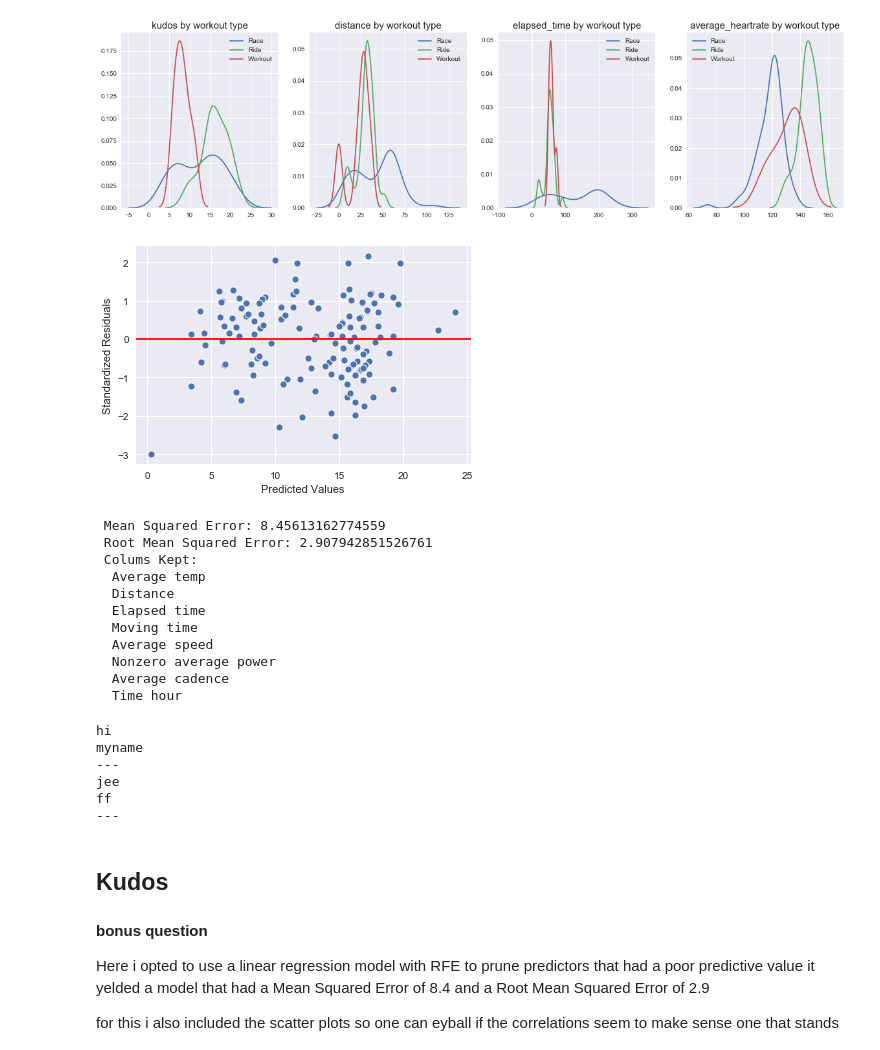
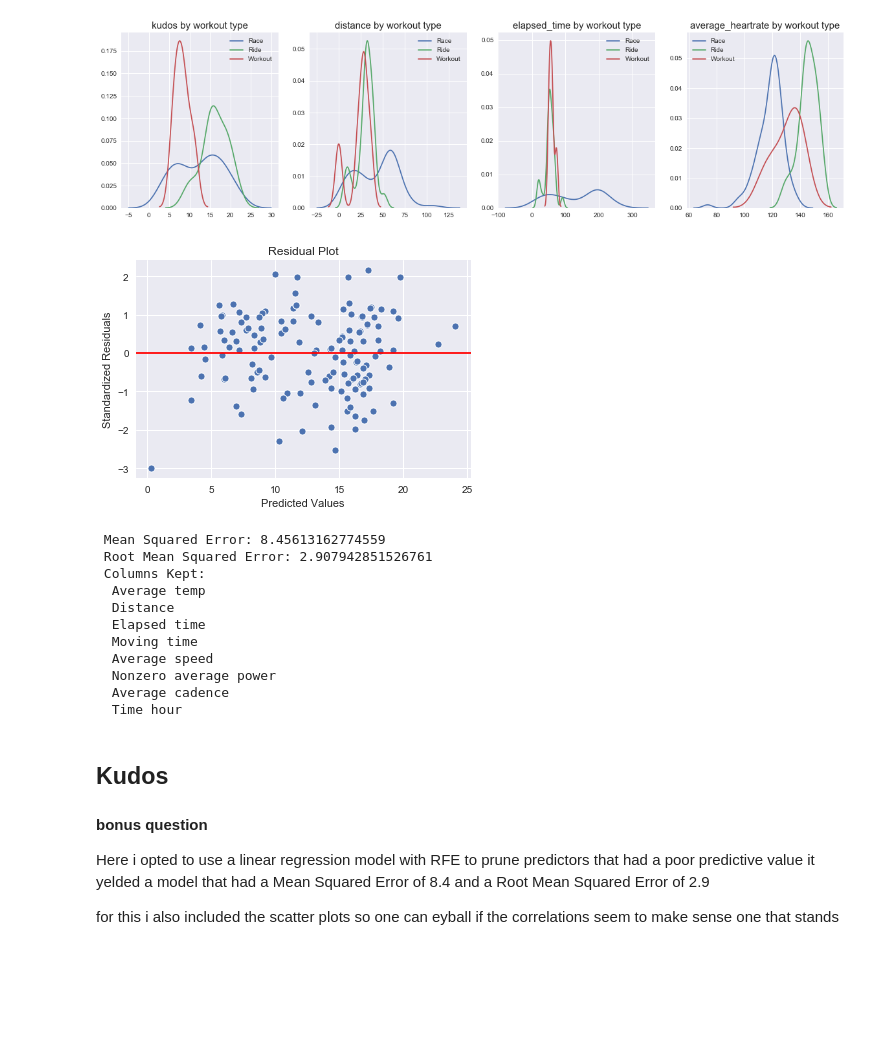
Before and after one commit to billy1234/DataScience-Portfolio, a Jupyter notebook: Portfolio.ipynb, the cells around one changed output. Drawn from its saved outputs; the diff is of its cells as text; code cells hidden in the pictures; blank space fills up the shorter version.

```diff
--- a/Portfolio.ipynb
+++ b/Portfolio.ipynb
@@ -253,38 +235,38 @@ None
 # %%
 from sklearn.linear_model import LinearRegression
 from sklearn.feature_selection import RFE
 from sklearn.preprocessing import StandardScaler
 import math
 #its worth noting i am traning and testing on the same data here
 
 estimator = sklearn.linear_model.LinearRegression()
 predictors = df[[x for x in df._get_numeric_data().columns.values if x != 'kudos']]
 selector = sklearn.feature_selection.RFE(estimator,step=1)
 selector = selector.fit(predictors,df['kudos'])
 
 predicted = selector.predict(predictors)
 residuals = predicted -df['kudos']
 mse =  (residuals  ** 2).sum()/len(residuals)
 rmse = math.sqrt(mse)
 supportCols,prunedCols = predictors.columns.values[selector.support_],predictors.columns.values[~selector.support_]
 
 residualScaler = StandardScaler()
 residualScaler = residualScaler.fit(pd.DataFrame({'data':residuals}))
 sns.scatterplot(predicted,residualScaler.transform([residuals])[0])
 plt.ylabel("Standardized Residuals")
 plt.xlabel("Predicted Values")
-plt.title = 'Residual Plot'
+plt.title('Residual Plot')
 plt.axhline(color='r')
 plt.show()
 nl = '\n  '
 print(f' Mean Squared Error: {mse}\n',
       f'Root Mean Squared Error: {rmse}\n',
-      f"Colums Kept:{nl}{nl.join(beautifyName(e) for e in supportCols)}")
+      f"Columns Kept:{nl}{nl.join(beautifyName(e) for e in supportCols)}")
 # %% [output]
-[figure, old version]
+[figure, new version]
  Mean Squared Error: 8.45613162774559
  Root Mean Squared Error: 2.907942851526761
- Colums Kept:
+ Columns Kept:
   Average temp
   Distance
   Elapsed time
@@ -293,25 +275,6 @@ print(f' Mean Squared Error: {mse}\n',
   Nonzero average power
   Average cadence
   Time hour
-# %%
-#kept = sns.pairplot(df,x_vars=supportCols,y_vars='kudos',kind='reg').fig.suptitle("Kept Predictors",size=30,y=1.15)
-#pruned = sns.pairplot(df,x_vars=prunedCols,y_vars='kudos',kind='reg').fig.suptitle("Pruned Predictors",size=35,y=1.15)
-#None
-df.columns.values
-labels = ["hi-myname","jee-ff"]
-nl = "\n"
-l2 = [e.replace("-","\n") for e in labels]
-
-for e in l2:
-    print(e)
-    print("---")
-# %% [output]
-hi
-myname
----
-jee
-ff
----
 # %% [markdown]
 ## Kudos
 #### bonus question
```
Also changed, not shown: parts of 13 cells of this notebook.
